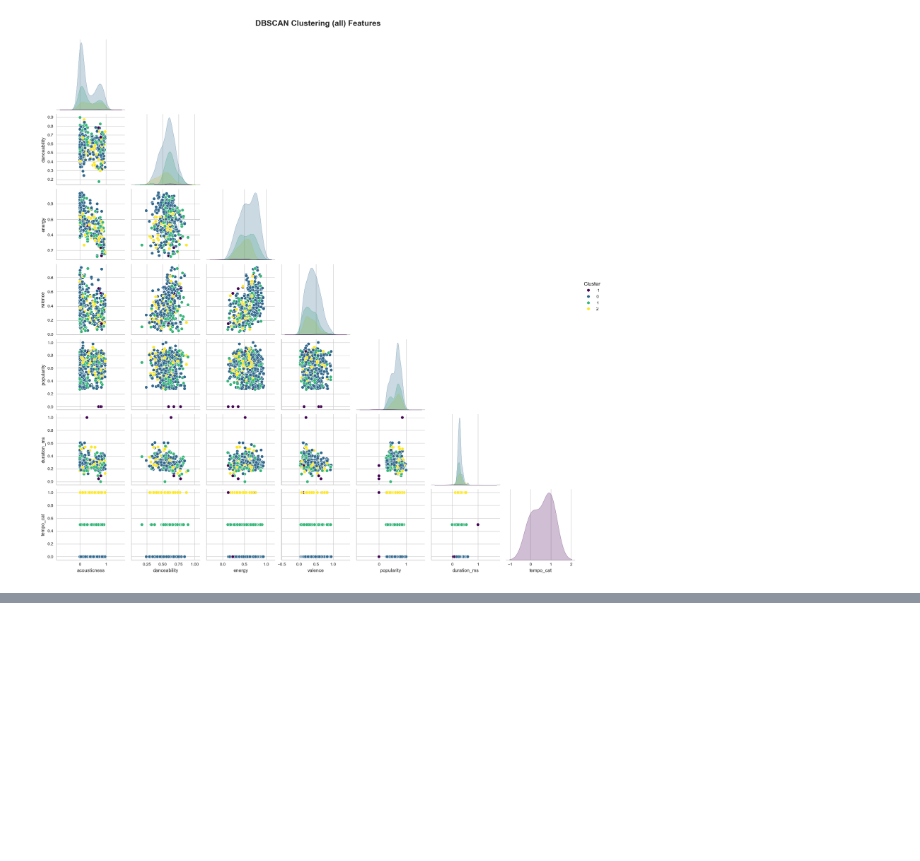
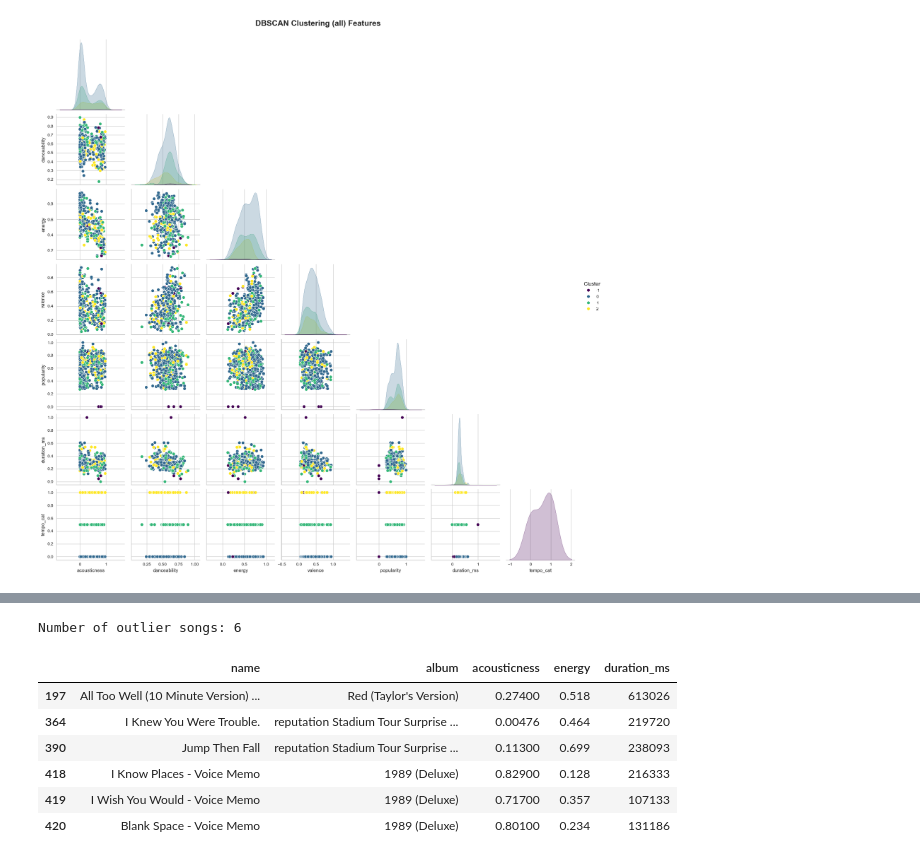
Before and after one commit to roboast/tayswiftcolour, a Jupyter notebook: tay_swift_colour.ipynb, the cells around one changed output, grey strips where cells are left out. Cells and saved outputs as stored; diff of their text form; code cells hidden in the pictures; blank space fills up the shorter version.

```diff
--- a/tay_swift_colour.ipynb
+++ b/tay_swift_colour.ipynb
@@ -555,0 +558,13 @@ plt.show()
+# %%
+# in DBSCAN, outliers labeled as -1
+outlier_songs = df[clusters == -1]
+outlier_songs[['name', 'album', 'acousticness', 'energy', 'duration_ms']]
+# %% [output]
+Number of outlier songs: 6
+|  | name | album | acousticness | energy | duration_ms |
+| 197 | All Too Well (10 Minute Version) ... | Red (Taylor's Version) | 0.27400 | 0.518 | 613026 |
+| 364 | I Knew You Were Trouble. | reputation Stadium Tour Surprise ... | 0.00476 | 0.464 | 219720 |
+| 390 | Jump Then Fall | reputation Stadium Tour Surprise ... | 0.11300 | 0.699 | 238093 |
+| 418 | I Know Places - Voice Memo | 1989 (Deluxe) | 0.82900 | 0.128 | 216333 |
+| 419 | I Wish You Would - Voice Memo | 1989 (Deluxe) | 0.71700 | 0.357 | 107133 |
+| 420 | Blank Space - Voice Memo | 1989 (Deluxe) | 0.80100 | 0.234 | 131186 |
```
Also changed, not shown: parts of 6 cells of this notebook.
